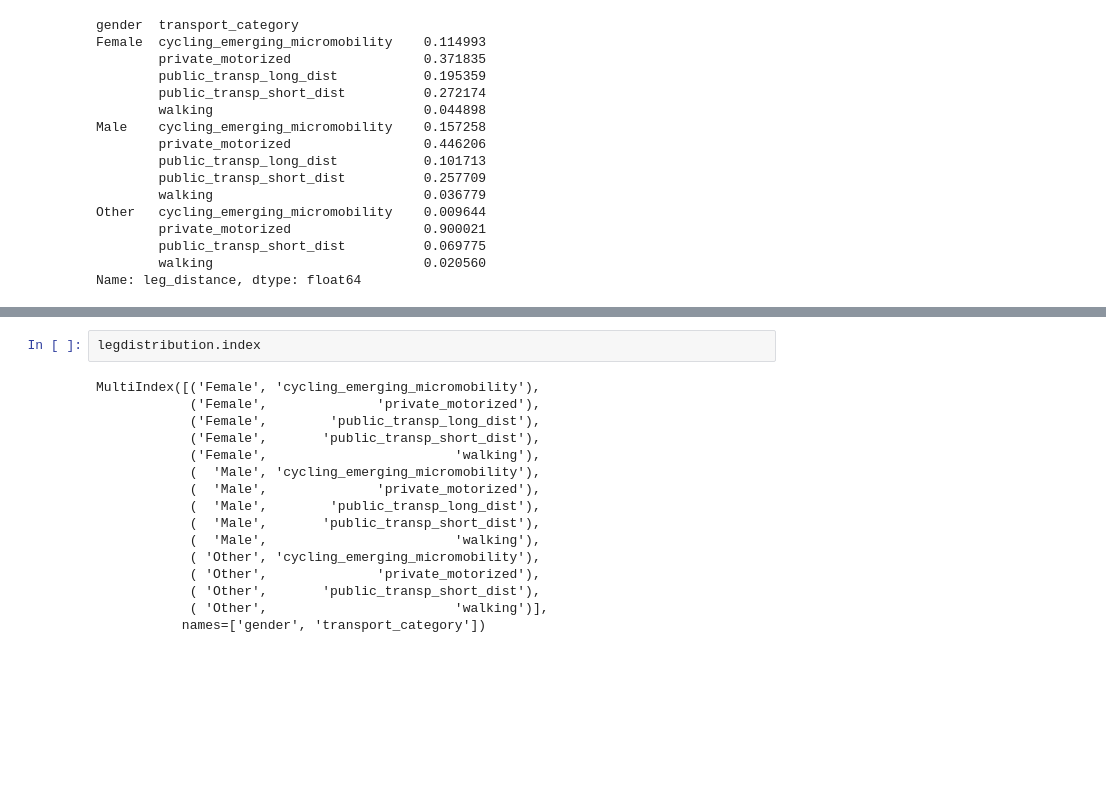
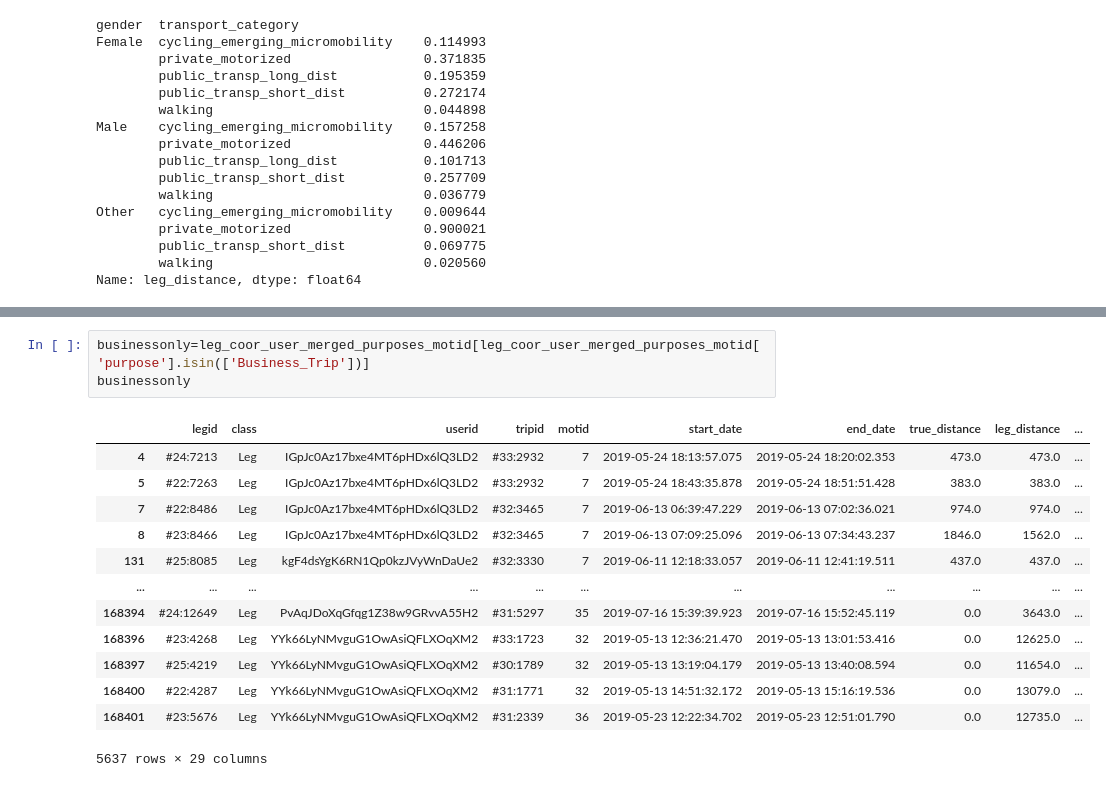
Before and after one commit to zavidos/SmartCitiesLab, a Jupyter notebook: dataset_analysis.ipynb, the cells around one changed output, grey strips where cells are left out. Cells and saved outputs as stored; diff of their text form; blank space fills up the shorter version.

```diff
--- a/dataset_analysis.ipynb
+++ b/dataset_analysis.ipynb
@@ -424,21 +428,20 @@ plt.xticks(rotation=45)
   Text(3, 0, 'public_transp_short_dist'),
   Text(4, 0, 'walking')])
 [figure]
-# %%
-legdistribution.index
-# %% [output]
-MultiIndex([('Female', 'cycling_emerging_micromobility'),
-            ('Female',              'private_motorized'),
-            ('Female',        'public_transp_long_dist'),
-            ('Female',       'public_transp_short_dist'),
-            ('Female',                        'walking'),
-            (  'Male', 'cycling_emerging_micromobility'),
-            (  'Male',              'private_motorized'),
-            (  'Male',        'public_transp_long_dist'),
-            (  'Male',       'public_transp_short_dist'),
-            (  'Male',                        'walking'),
-            ( 'Other', 'cycling_emerging_micromobility'),
-            ( 'Other',              'private_motorized'),
-            ( 'Other',       'public_transp_short_dist'),
-            ( 'Other',                        'walking')],
-           names=['gender', 'transport_category'])
+# %%
+businessonly=leg_coor_user_merged_purposes_motid[leg_coor_user_merged_purposes_motid['purpose'].isin(['Business_Trip'])]
+businessonly
+# %% [output]
+|  | legid | class | userid | tripid | motid | start_date | end_date | true_distance | leg_distance | ... |
+| 4 | #24:7213 | Leg | IGpJc0Az17bxe4MT6pHDx6lQ3LD2 | #33:2932 | 7 | 2019-05-24 18:13:57.075 | 2019-05-24 18:20:02.353 | 473.0 | 473.0 | ... |
+| 5 | #22:7263 | Leg | IGpJc0Az17bxe4MT6pHDx6lQ3LD2 | #33:2932 | 7 | 2019-05-24 18:43:35.878 | 2019-05-24 18:51:51.428 | 383.0 | 383.0 | ... |
+| 7 | #22:8486 | Leg | IGpJc0Az17bxe4MT6pHDx6lQ3LD2 | #32:3465 | 7 | 2019-06-13 06:39:47.229 | 2019-06-13 07:02:36.021 | 974.0 | 974.0 | ... |
+| 8 | #23:8466 | Leg | IGpJc0Az17bxe4MT6pHDx6lQ3LD2 | #32:3465 | 7 | 2019-06-13 07:09:25.096 | 2019-06-13 07:34:43.237 | 1846.0 | 1562.0 | ... |
+| 131 | #25:8085 | Leg | kgF4dsYgK6RN1Qp0kzJVyWnDaUe2 | #32:3330 | 7 | 2019-06-11 12:18:33.057 | 2019-06-11 12:41:19.511 | 437.0 | 437.0 | ... |
+| ... | ... | ... | ... | ... | ... | ... | ... | ... | ... | ... |
+| 168394 | #24:12649 | Leg | PvAqJDoXqGfqg1Z38w9GRvvA55H2 | #31:5297 | 35 | 2019-07-16 15:39:39.923 | 2019-07-16 15:52:45.119 | 0.0 | 3643.0 | ... |
+| 168396 | #23:4268 | Leg | YYk66LyNMvguG1OwAsiQFLXOqXM2 | #33:1723 | 32 | 2019-05-13 12:36:21.470 | 2019-05-13 13:01:53.416 | 0.0 | 12625.0 | ... |
+| 168397 | #25:4219 | Leg | YYk66LyNMvguG1OwAsiQFLXOqXM2 | #30:1789 | 32 | 2019-05-13 13:19:04.179 | 2019-05-13 13:40:08.594 | 0.0 | 11654.0 | ... |
+| 168400 | #22:4287 | Leg | YYk66LyNMvguG1OwAsiQFLXOqXM2 | #31:1771 | 32 | 2019-05-13 14:51:32.172 | 2019-05-13 15:16:19.536 | 0.0 | 13079.0 | ... |
+| 168401 | #23:5676 | Leg | YYk66LyNMvguG1OwAsiQFLXOqXM2 | #31:2339 | 36 | 2019-05-23 12:22:34.702 | 2019-05-23 12:51:01.790 | 0.0 | 12735.0 | ... |
+5637 rows × 29 columns
```
Also changed, not shown: parts of 17 cells of this notebook, 6 other files.
